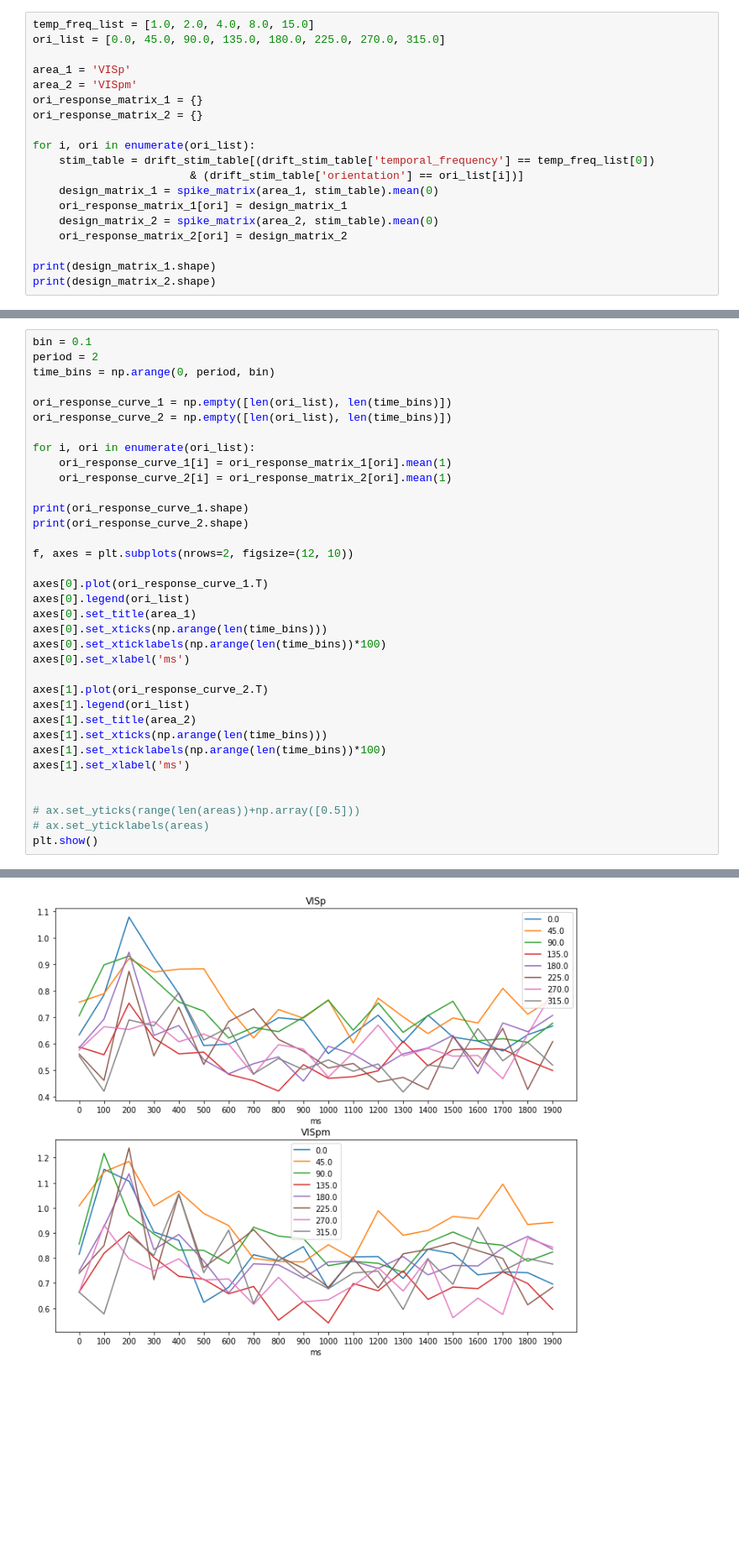
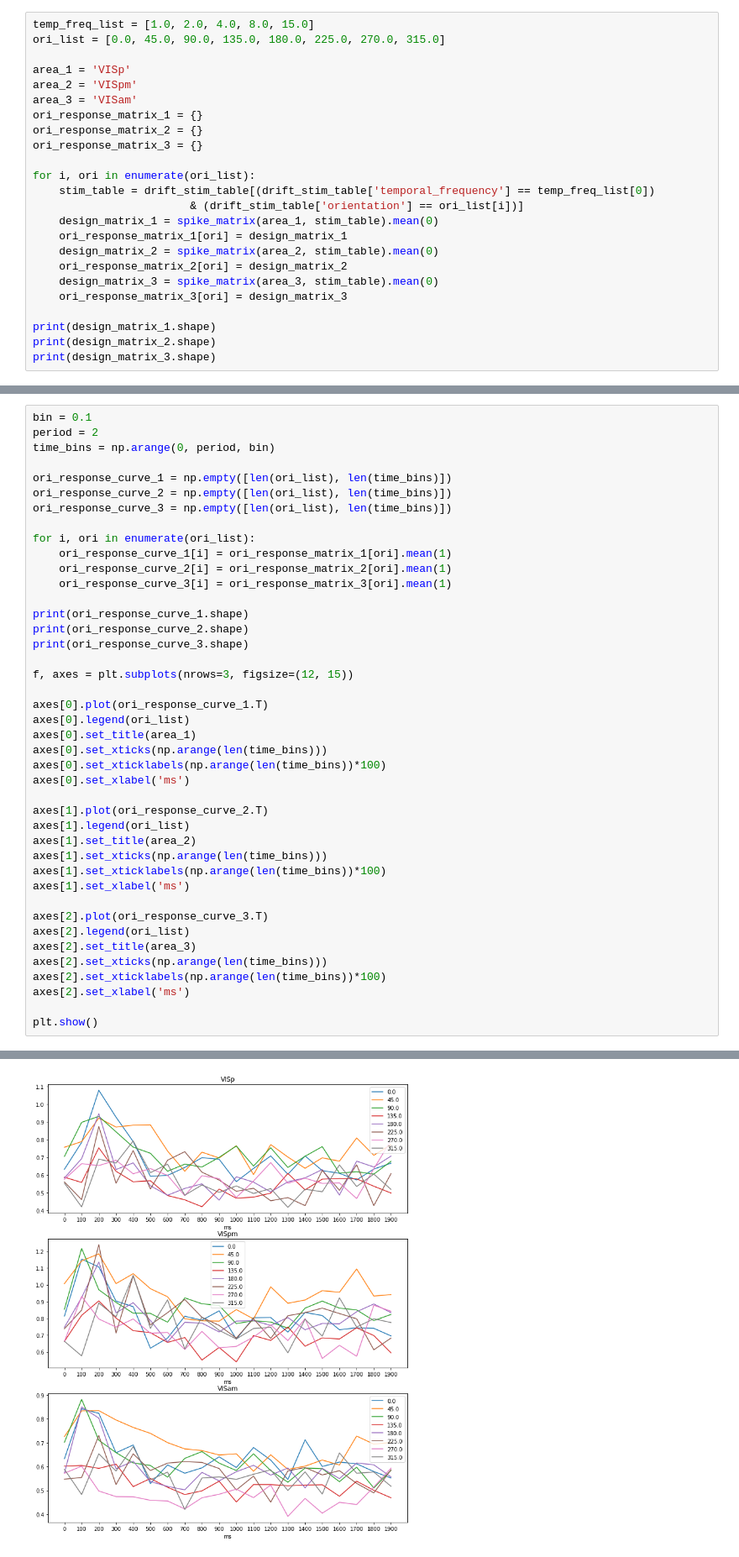
Before and after one commit to Jp-17/Coding_learning, a Jupyter notebook: Project_explore/Information_flow_across_areas/IFCA_dynamics_part1.ipynb, the cells around one changed output, grey strips where cells are left out. Shown at 84% size. Saved outputs shown, nothing was run; the diff lists cells and outputs as text; blank space fills up the shorter version.

Commit message:
add area VISam

```diff
--- a/Project_explore/Information_flow_across_areas/IFCA_dynamics_part1.ipynb
+++ b/Project_explore/Information_flow_across_areas/IFCA_dynamics_part1.ipynb
@@ -71,8 +71,10 @@ ori_list = [0.0, 45.0, 90.0, 135.0, 180.0, 225.0, 270.0, 315.0]
 
 area_1 = 'VISp'
 area_2 = 'VISpm'
+area_3 = 'VISam'
 ori_response_matrix_1 = {}
 ori_response_matrix_2 = {}
+ori_response_matrix_3 = {}
 
 for i, ori in enumerate(ori_list):
     stim_table = drift_stim_table[(drift_stim_table['temporal_frequency'] == temp_freq_list[0])
@@ -81,9 +83,12 @@ for i, ori in enumerate(ori_list):
     ori_response_matrix_1[ori] = design_matrix_1
     design_matrix_2 = spike_matrix(area_2, stim_table).mean(0)
     ori_response_matrix_2[ori] = design_matrix_2
+    design_matrix_3 = spike_matrix(area_3, stim_table).mean(0)
+    ori_response_matrix_3[ori] = design_matrix_3
 
 print(design_matrix_1.shape)
 print(design_matrix_2.shape)
+print(design_matrix_3.shape)
 # %% [output]
 (20, 75)
 (20, 62)
@@ -94,15 +100,18 @@ time_bins = np.arange(0, period, bin)
 
 ori_response_curve_1 = np.empty([len(ori_list), len(time_bins)])
 ori_response_curve_2 = np.empty([len(ori_list), len(time_bins)])
+ori_response_curve_3 = np.empty([len(ori_list), len(time_bins)])
 
 for i, ori in enumerate(ori_list):
     ori_response_curve_1[i] = ori_response_matrix_1[ori].mean(1)
     ori_response_curve_2[i] = ori_response_matrix_2[ori].mean(1)
+    ori_response_curve_3[i] = ori_response_matrix_3[ori].mean(1)
 
 print(ori_response_curve_1.shape)
 print(ori_response_curve_2.shape)
+print(ori_response_curve_3.shape)
 
-f, axes = plt.subplots(nrows=2, figsize=(12, 10))
+f, axes = plt.subplots(nrows=3, figsize=(12, 15))
 
 axes[0].plot(ori_response_curve_1.T)
 axes[0].legend(ori_list)
@@ -118,9 +127,13 @@ axes[1].set_xticks(np.arange(len(time_bins)))
 axes[1].set_xticklabels(np.arange(len(time_bins))*100)
 axes[1].set_xlabel('ms')
 
+axes[2].plot(ori_response_curve_3.T)
+axes[2].legend(ori_list)
+axes[2].set_title(area_3)
+axes[2].set_xticks(np.arange(len(time_bins)))
+axes[2].set_xticklabels(np.arange(len(time_bins))*100)
+axes[2].set_xlabel('ms')
 
-# ax.set_yticks(range(len(areas))+np.array([0.5]))
-# ax.set_yticklabels(areas)
 plt.show()
 # %% [output]
 (8, 20)
@@ -128,4 +142,4 @@ plt.show()
-[figure, old version]
+[figure, new version]
 # %%
 bin = 0.1
 period = 2
```
Also changed, not shown: parts of 12 cells of this notebook.
